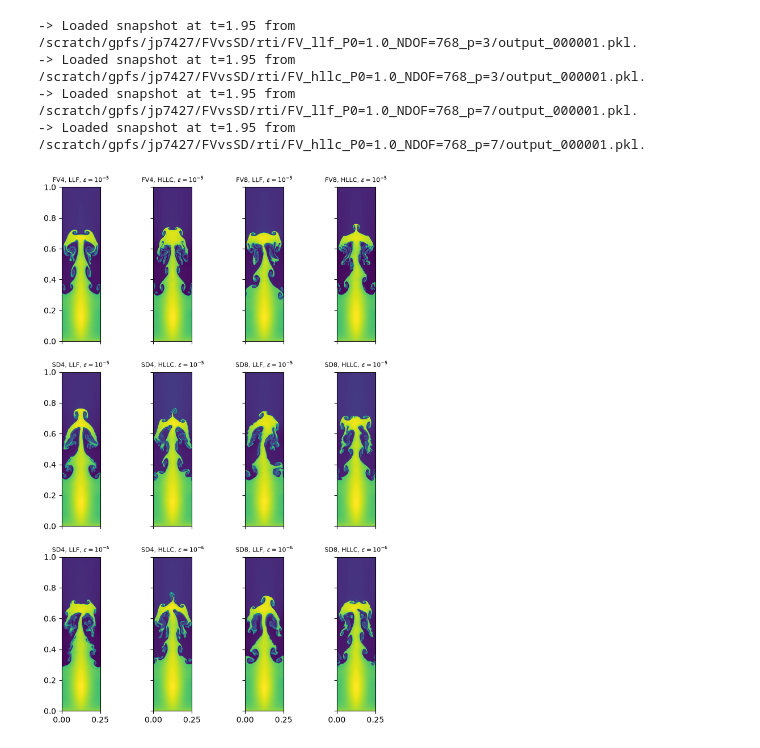
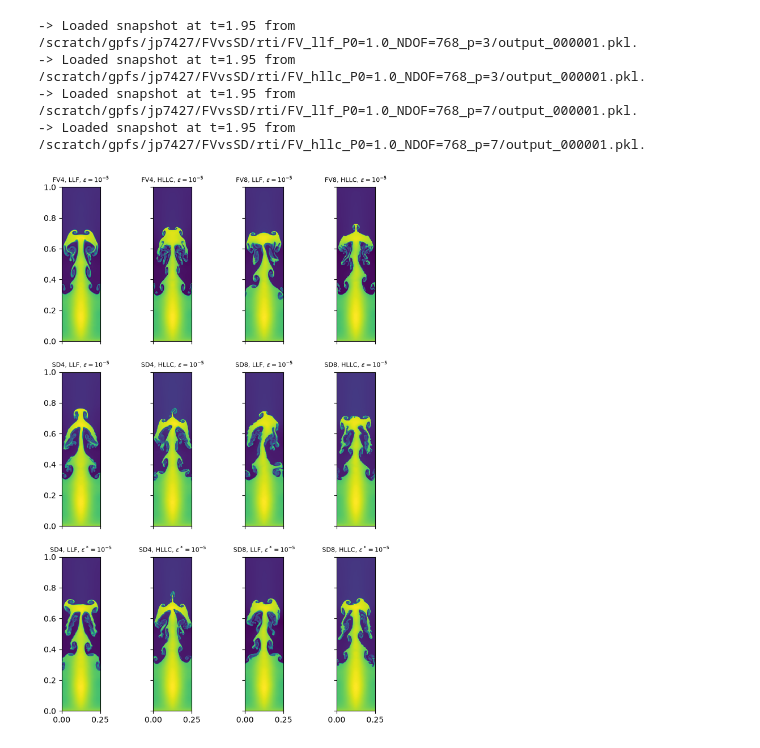
Before and after one commit to jpalafou/superfv, a Jupyter notebook: sd-compare/rayleigh-taylor-instability/notebook.ipynb, the cells around one changed output. Drawn from its saved outputs; the diff is of its cells as text; code cells hidden in the pictures.

Commit message:
run RTI using Romain's NAD formula

```diff
--- a/sd-compare/rayleigh-taylor-instability/notebook.ipynb
+++ b/sd-compare/rayleigh-taylor-instability/notebook.ipynb
@@ -11,10 +11,10 @@ sim5 = run_spd_sim("llf",  3, 768, tolerance=1e-5, riemann_solver_sd="llf",  rie
 sim6 = run_spd_sim("hllc", 3, 768, tolerance=1e-5, riemann_solver_sd="hllc", riemann_solver_fv="hllc")
 sim7 = run_spd_sim("llf",  7, 768, tolerance=1e-5, riemann_solver_sd="llf",  riemann_solver_fv="llf")
 sim8 = run_spd_sim("hllc", 7, 768, tolerance=1e-5, riemann_solver_sd="hllc", riemann_solver_fv="hllc")
-sim9 = run_spd_sim("llf_rtol=1e-6",  3, 768, tolerance=1e-6, riemann_solver_sd="llf",  riemann_solver_fv="llf")
-sim10 = run_spd_sim("hllc_rtol=1e-6", 3, 768, tolerance=1e-6, riemann_solver_sd="hllc", riemann_solver_fv="hllc")
-sim11 = run_spd_sim("llf_rtol=1e-6",  7, 768, tolerance=1e-6, riemann_solver_sd="llf",  riemann_solver_fv="llf")
-sim12 = run_spd_sim("hllc_rtol=1e-6", 7, 768, tolerance=1e-6, riemann_solver_sd="hllc", riemann_solver_fv="hllc")
+sim9 = run_spd_sim("llf_romain_NAD",  3, 768, tolerance=1e-6, riemann_solver_sd="llf",  riemann_solver_fv="llf")
+sim10 = run_spd_sim("hllc_romain_NAD", 3, 768, tolerance=1e-6, riemann_solver_sd="hllc", riemann_solver_fv="hllc")
+sim11 = run_spd_sim("llf_romain_NAD",  7, 768, tolerance=1e-6, riemann_solver_sd="llf",  riemann_solver_fv="llf")
+sim12 = run_spd_sim("hllc_romain_NAD", 7, 768, tolerance=1e-6, riemann_solver_sd="hllc", riemann_solver_fv="hllc")
 # %% [output]
 Error occurred while unpickling /scratch/gpfs/jp7427/FVvsSD/rti/FV_llf_P0=1.0_NDOF=768_p=3/params.pkl: Can't get attribute 'gravity' on <module '__main__'>
 Loaded output from '/scratch/gpfs/jp7427/FVvsSD/rti/FV_llf_P0=1.0_NDOF=768_p=3'
@@ -63,35 +63,35 @@ plot_fv(axs[0,2], sim3)
 
 axs[0,3].set_title(r"FV8, HLLC, $\varepsilon=10^{-5}$", fontsize=fontsize)
 plot_fv(axs[0,3], sim4)
 
 axs[1,0].set_title(r"SD4, LLF, $\varepsilon=10^{-5}$", fontsize=fontsize)
 plot_sd(axs[1,0], sim5)
 
 axs[1,1].set_title(r"SD4, HLLC, $\varepsilon=10^{-5}$", fontsize=fontsize)
 plot_sd(axs[1,1], sim6)
 
 axs[1,2].set_title(r"SD8, LLF, $\varepsilon=10^{-5}$", fontsize=fontsize)
 plot_sd(axs[1,2], sim7)
 
 axs[1,3].set_title(r"SD8, HLLC, $\varepsilon=10^{-5}$", fontsize=fontsize)
 plot_sd(axs[1,3], sim8)
 
-axs[2,0].set_title(r"SD4, LLF, $\varepsilon=10^{-6}$", fontsize=fontsize)
+axs[2,0].set_title(r"SD4, LLF, $\varepsilon^*=10^{-5}$", fontsize=fontsize)
 plot_sd(axs[2,0], sim9)
 
-axs[2,1].set_title(r"SD4, HLLC, $\varepsilon=10^{-6}$", fontsize=fontsize)
+axs[2,1].set_title(r"SD4, HLLC, $\varepsilon^*=10^{-5}$", fontsize=fontsize)
 plot_sd(axs[2,1], sim10)
 
-axs[2,2].set_title(r"SD8, LLF, $\varepsilon=10^{-6}$", fontsize=fontsize)
+axs[2,2].set_title(r"SD8, LLF, $\varepsilon^*=10^{-5}$", fontsize=fontsize)
 plot_sd(axs[2,2], sim11)
 
-axs[2,3].set_title(r"SD8, HLLC, $\varepsilon=10^{-6}$", fontsize=fontsize)
+axs[2,3].set_title(r"SD8, HLLC, $\varepsilon^*=10^{-5}$", fontsize=fontsize)
 plot_sd(axs[2,3], sim12)
 
 fig.savefig("rti.png", dpi=300, bbox_inches="tight")
 # %% [output]
 -> Loaded snapshot at t=1.95 from /scratch/gpfs/jp7427/FVvsSD/rti/FV_llf_P0=1.0_NDOF=768_p=3/output_000001.pkl.
 -> Loaded snapshot at t=1.95 from /scratch/gpfs/jp7427/FVvsSD/rti/FV_hllc_P0=1.0_NDOF=768_p=3/output_000001.pkl.
 -> Loaded snapshot at t=1.95 from /scratch/gpfs/jp7427/FVvsSD/rti/FV_llf_P0=1.0_NDOF=768_p=7/output_000001.pkl.
 -> Loaded snapshot at t=1.95 from /scratch/gpfs/jp7427/FVvsSD/rti/FV_hllc_P0=1.0_NDOF=768_p=7/output_000001.pkl.
-[figure, old version]
+[figure, new version]
```
Also changed, not shown: parts of 1 cell of this notebook, 1 other file.
